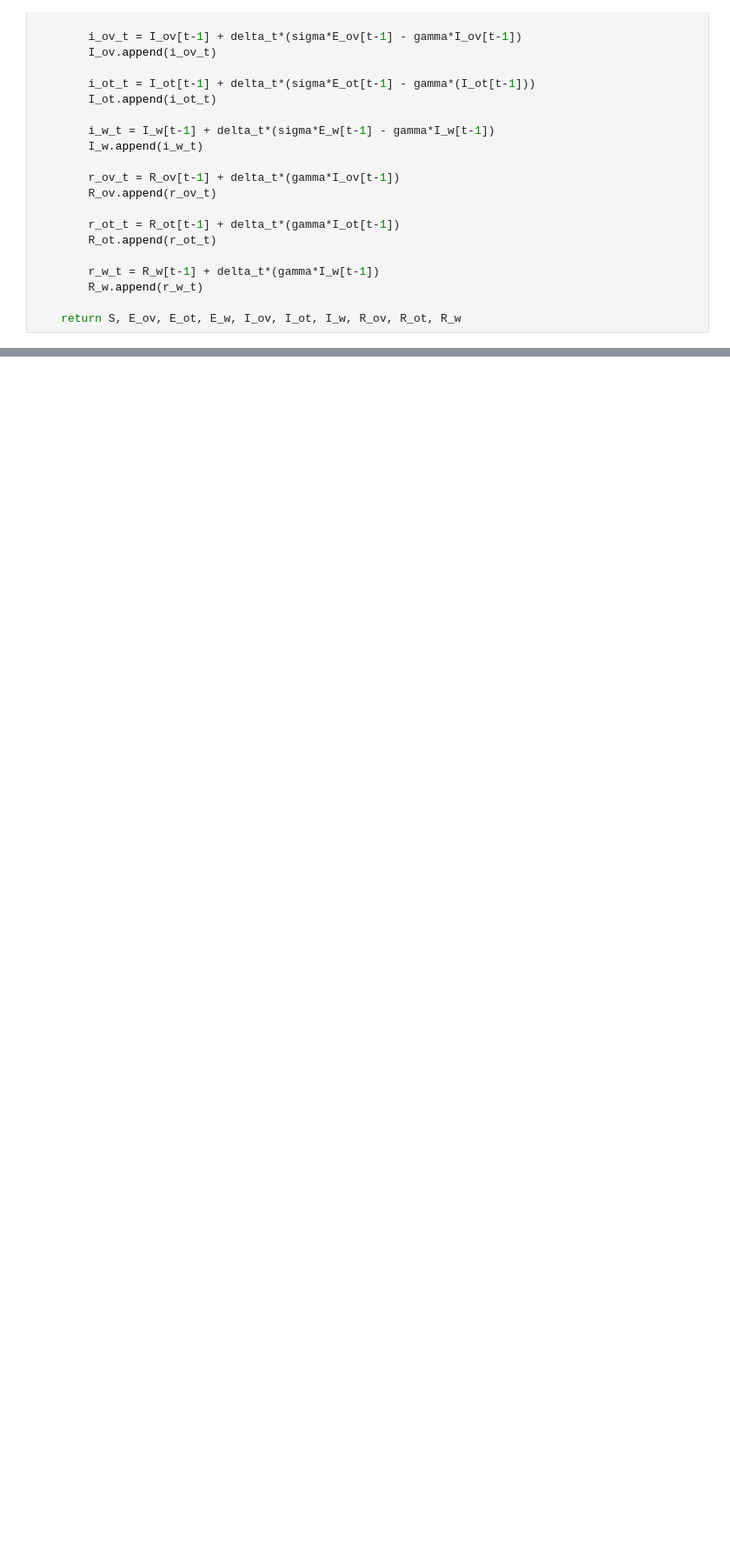
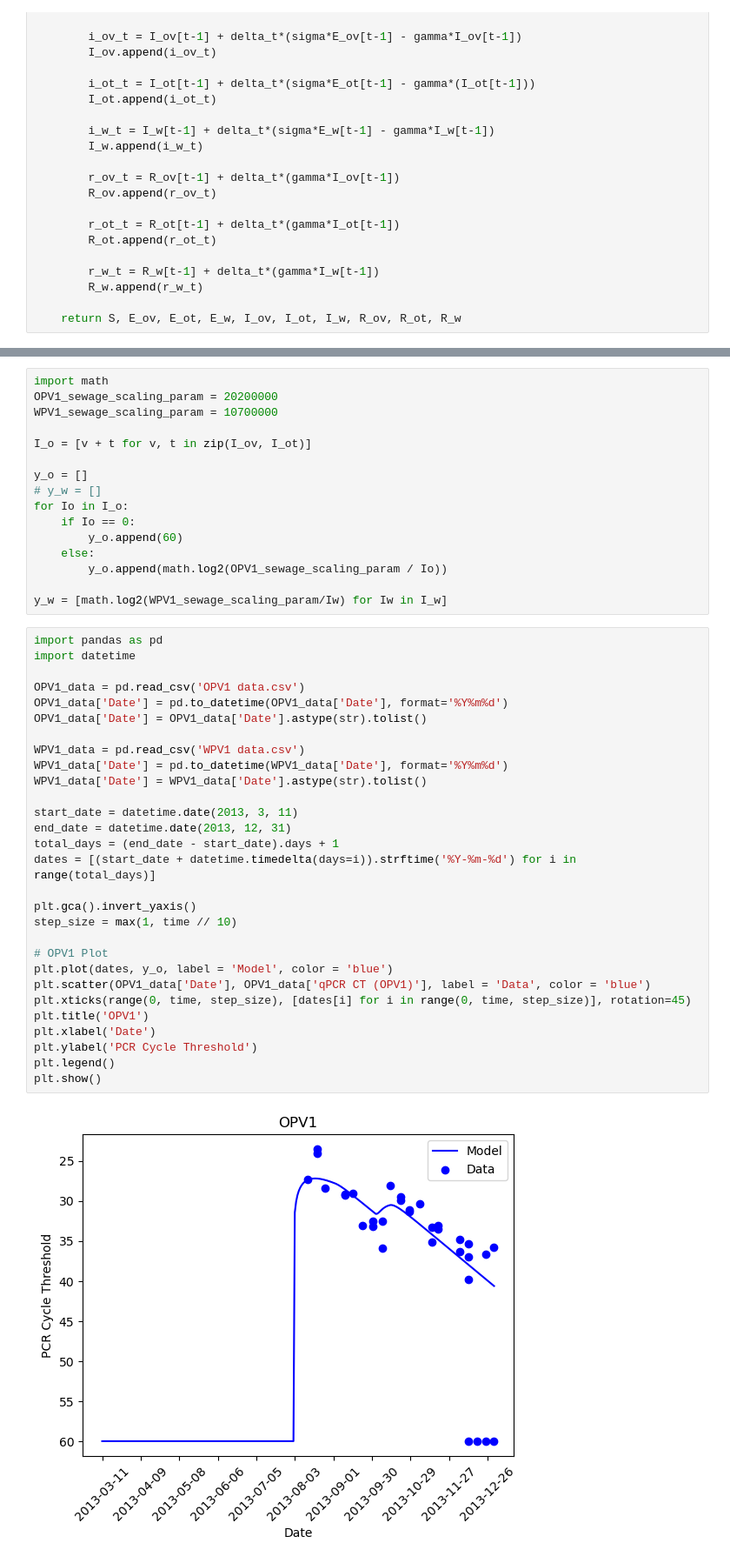
Before and after one commit to tela1231/Infectious-Diseases-Project, a Jupyter notebook: compartmental_simulations.ipynb, the cells around one changed output, grey strips where cells are left out. Shown at 87% size. Drawn from its saved outputs; the diff is of its cells as text; blank space fills up the shorter version.

```diff
--- a/compartmental_simulations.ipynb
+++ b/compartmental_simulations.ipynb
@@ -129,0 +131,47 @@ plt.show()
+# %%
+import math
+OPV1_sewage_scaling_param = 20200000
+WPV1_sewage_scaling_param = 10700000
+
+I_o = [v + t for v, t in zip(I_ov, I_ot)]
+
+y_o = []
+# y_w = []
+for Io in I_o:
+    if Io == 0:
+        y_o.append(60)
+    else:
+        y_o.append(math.log2(OPV1_sewage_scaling_param / Io))
+
+y_w = [math.log2(WPV1_sewage_scaling_param/Iw) for Iw in I_w]
+# %%
+import pandas as pd
+import datetime
+
+OPV1_data = pd.read_csv('OPV1 data.csv')
+OPV1_data['Date'] = pd.to_datetime(OPV1_data['Date'], format='%Y%m%d')
+OPV1_data['Date'] = OPV1_data['Date'].astype(str).tolist()
+
+WPV1_data = pd.read_csv('WPV1 data.csv')
+WPV1_data['Date'] = pd.to_datetime(WPV1_data['Date'], format='%Y%m%d')
+WPV1_data['Date'] = WPV1_data['Date'].astype(str).tolist()
+
+start_date = datetime.date(2013, 3, 11)
+end_date = datetime.date(2013, 12, 31)
+total_days = (end_date - start_date).days + 1
+dates = [(start_date + datetime.timedelta(days=i)).strftime('%Y-%m-%d') for i in range(total_days)]
+
+plt.gca().invert_yaxis()
+step_size = max(1, time // 10)
+
+# OPV1 Plot
+plt.plot(dates, y_o, label = 'Model', color = 'blue')
+plt.scatter(OPV1_data['Date'], OPV1_data['qPCR CT (OPV1)'], label = 'Data', color = 'blue')
+plt.xticks(range(0, time, step_size), [dates[i] for i in range(0, time, step_size)], rotation=45)
+plt.title('OPV1')
+plt.xlabel('Date')
+plt.ylabel('PCR Cycle Threshold')
+plt.legend()
+plt.show()
+# %% [output]
+[figure, added]
```
Also changed, not shown: parts of 5 cells of this notebook.
